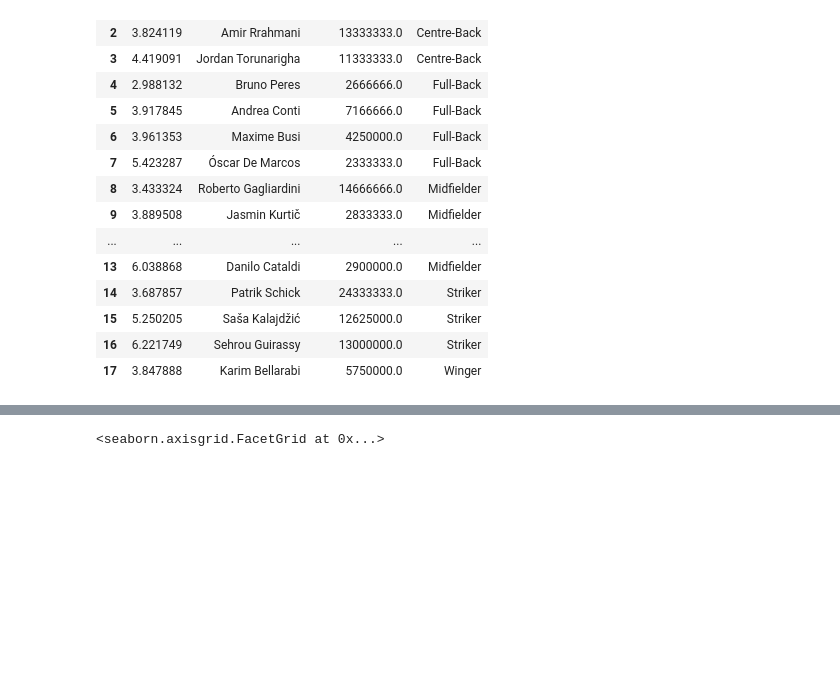
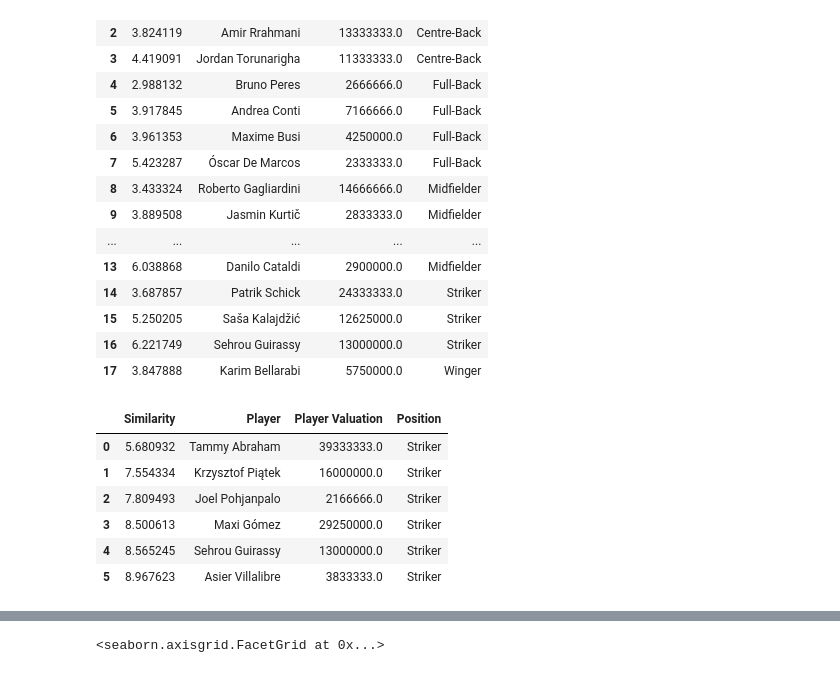
Before and after one commit to Alberto199810/Master-s-thesis-Moneyball-II, a Jupyter notebook: 03_Data Analytics/Moneyball Script.ipynb, the cells around one changed output, grey strips where cells are left out. Cells and saved outputs as stored; diff of their text form; code cells hidden in the pictures; blank space fills up the shorter version.

```diff
--- a/03_Data Analytics/Moneyball Script.ipynb
+++ b/03_Data Analytics/Moneyball Script.ipynb
@@ -64,3 +64,5 @@ dictionary_of_vars = {
                 'Goals.Shot','Pass.Completion..', 'Pass.Completion....Short.', 'Pass.Completion....Medium.',
                 'Goal.Creating.Actions', 'GCA..PassLive.', 'Touches..Att.Pen.']
 }
+# %%
+winners_league_year = winners[(winners['League'] == 'Serie A') & (winners['Season'] == '2020-2021')]
@@ -194,6 +259,16 @@ low_cost_winners('2020-2021', 'Serie A', 2)
 | 15 | 5.250205 | Saša Kalajdžić | 12625000.0 | Striker |
 | 16 | 6.221749 | Sehrou Guirassy | 13000000.0 | Striker |
 | 17 | 3.847888 | Karim Bellarabi | 5750000.0 | Winger |
+# %%
+low_cost_winners('2020-2021', 'Serie A', 2, 'Romelu Lukaku')
+# %% [output]
+|  | Similarity | Player | Player Valuation | Position |
+| 0 | 5.680932 | Tammy Abraham | 39333333.0 | Striker |
+| 1 | 7.554334 | Krzysztof Piątek | 16000000.0 | Striker |
+| 2 | 7.809493 | Joel Pohjanpalo | 2166666.0 | Striker |
+| 3 | 8.500613 | Maxi Gómez | 29250000.0 | Striker |
+| 4 | 8.565245 | Sehrou Guirassy | 13000000.0 | Striker |
+| 5 | 8.967623 | Asier Villalibre | 3833333.0 | Striker |
 # %%
 from collections import Counter
 
```
Also changed, not shown: parts of 4 cells of this notebook.
